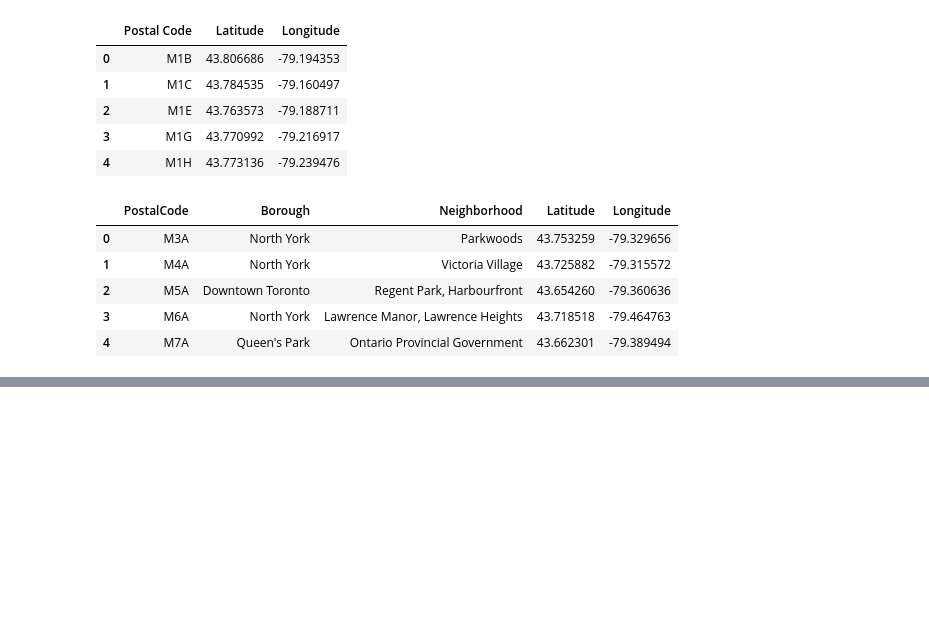
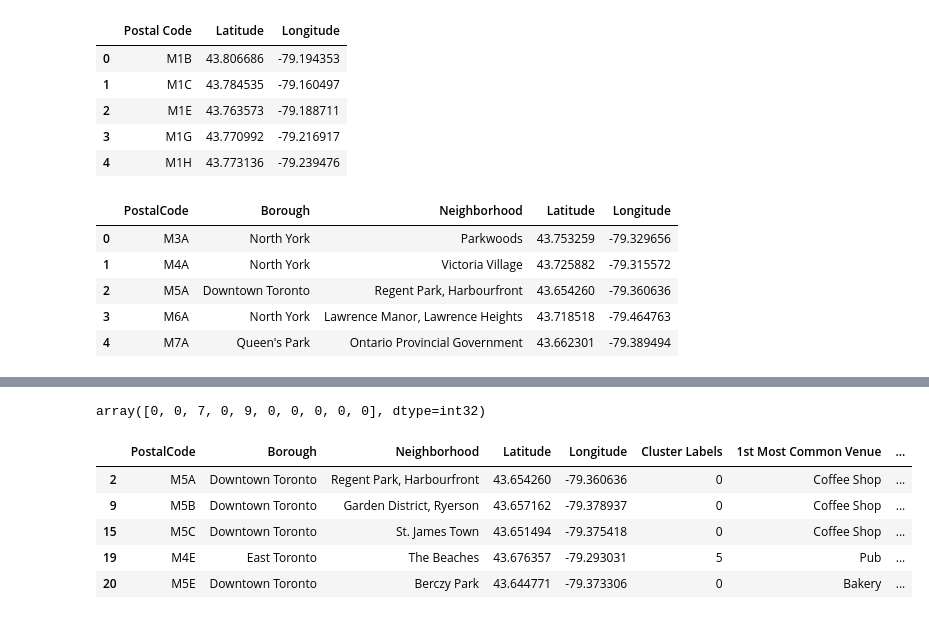
Before and after one commit to M-Bilal-Malik/Coursera_Capstone, a Jupyter notebook: Clustering Neighborhoods of Toronto.ipynb, the cells around one changed output, grey strips where cells are left out. Saved outputs shown, nothing was run; the diff lists cells and outputs as text; code cells hidden in the pictures; blank space fills up the shorter version.

```diff
--- a/Clustering Neighborhoods of Toronto.ipynb
+++ b/Clustering Neighborhoods of Toronto.ipynb
@@ -110,0 +380,34 @@ df_merge.head()
+# %%
+#Run K means cluster to cluster the neighborhoods into 5 clusters
+
+# set number of clusters
+kclusters = 10
+
+toronto_grouped_clustering = toronto_grouped.drop('Neighborhood', 1)
+
+# run k-means clustering
+kmeans = KMeans(n_clusters=kclusters, random_state=0).fit(toronto_grouped_clustering)
+
+# check cluster labels generated for each row in the dataframe
+kmeans.labels_[0:10]
+# %% [output]
+array([0, 0, 7, 0, 9, 0, 0, 0, 0, 0], dtype=int32)
+# %%
+#Adding new dataframe with cluster name and top 10 venues
+# add clustering labels
+
+neighborhoods_venues_sorted.insert(0, 'Cluster Labels', kmeans.labels_)
+
+toronto_merged = df_toronto
+
+# merge manhattan_grouped with manhattan_data to add latitude/longitude for each neighborhood
+toronto_merged = toronto_merged.join(neighborhoods_venues_sorted.set_index('Neighborhood'), on='Neighborhood')
+
+toronto_merged.head() # check the last columns!
+# %% [output]
+|  | PostalCode | Borough | Neighborhood | Latitude | Longitude | Cluster Labels | 1st Most Common Venue | ... |
+| 2 | M5A | Downtown Toronto | Regent Park, Harbourfront | 43.654260 | -79.360636 | 0 | Coffee Shop | ... |
+| 9 | M5B | Downtown Toronto | Garden District, Ryerson | 43.657162 | -79.378937 | 0 | Coffee Shop | ... |
+| 15 | M5C | Downtown Toronto | St. James Town | 43.651494 | -79.375418 | 0 | Coffee Shop | ... |
+| 19 | M4E | East Toronto | The Beaches | 43.676357 | -79.293031 | 5 | Pub | ... |
+| 20 | M5E | Downtown Toronto | Berczy Park | 43.644771 | -79.373306 | 0 | Bakery | ... |
```
Also changed, not shown: parts of 25 cells of this notebook.
